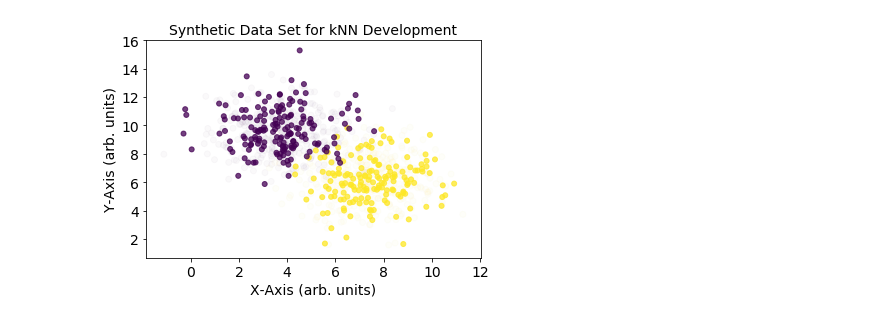
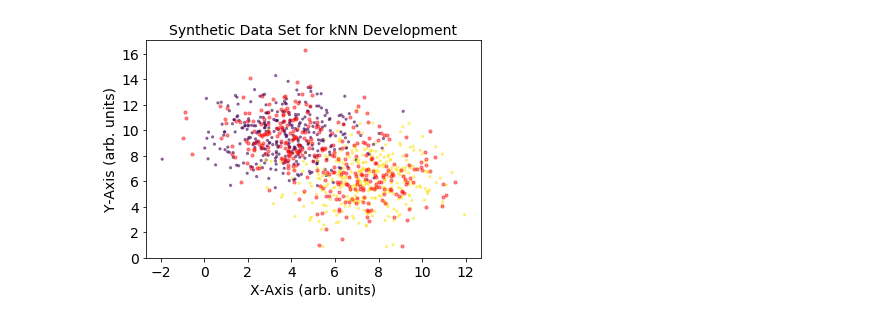
Before and after one commit to grantaguinaldo/data-templates, a Jupyter notebook: knn_from_scratch.ipynb, the cells around one changed output. Drawn from its saved outputs; the diff is of its cells as text; code cells hidden in the pictures.

```diff
--- a/knn_from_scratch.ipynb
+++ b/knn_from_scratch.ipynb
@@ -6,27 +8,26 @@ from matplotlib import pyplot as plt
 # %%
 '''
 Generate training dataset for k-NN Development.
 '''
 X, y = make_blobs(n_samples=1000,
                               centers=2,
                               n_features=2,
-                              cluster_std=1.5,
+                              cluster_std=1.75,
                               center_box=(0, 10),
                               random_state=42)
 
 X_train, X_test, y_train, y_test = train_test_split(X, y, test_size=0.33, random_state=42)
 
-
 '''
 Plot out both datasets.
 '''
-plt.scatter(X_test[:, 0], X_test[:, 1], s=25, c=y_test, zorder=100, alpha=0.75)
-plt.scatter(X_train[:, 0], X_train[:, 1], c=y_train, alpha=0.025)
+plt.scatter(X_test[:, 0], X_test[:, 1], s=10, color='red', zorder=100, alpha=0.45)
+plt.scatter(X_train[:, 0], X_train[:, 1], c=y_train, alpha=0.5, s=5)
 plt.title('Synthetic Data Set for kNN Development', fontsize=14)
 plt.xlabel('X-Axis (arb. units)', fontsize=14)
 plt.ylabel('Y-Axis (arb. units)', fontsize=14)
 plt.xticks(fontsize=14)
 plt.yticks(fontsize=14)
 plt.show()
 # %% [output]
-[figure, old version]
+[figure, new version]
```
Also changed, not shown: parts of 15 cells of this notebook.
